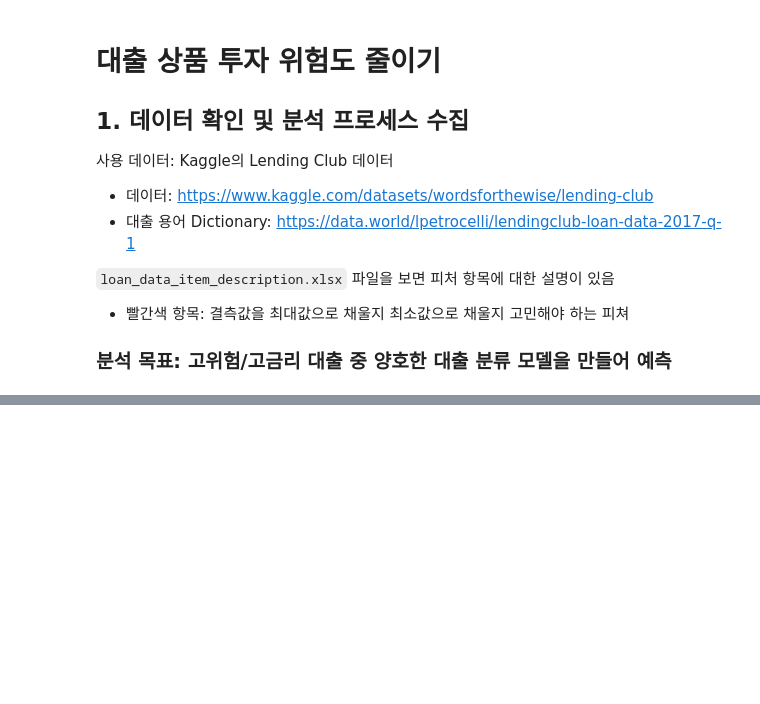
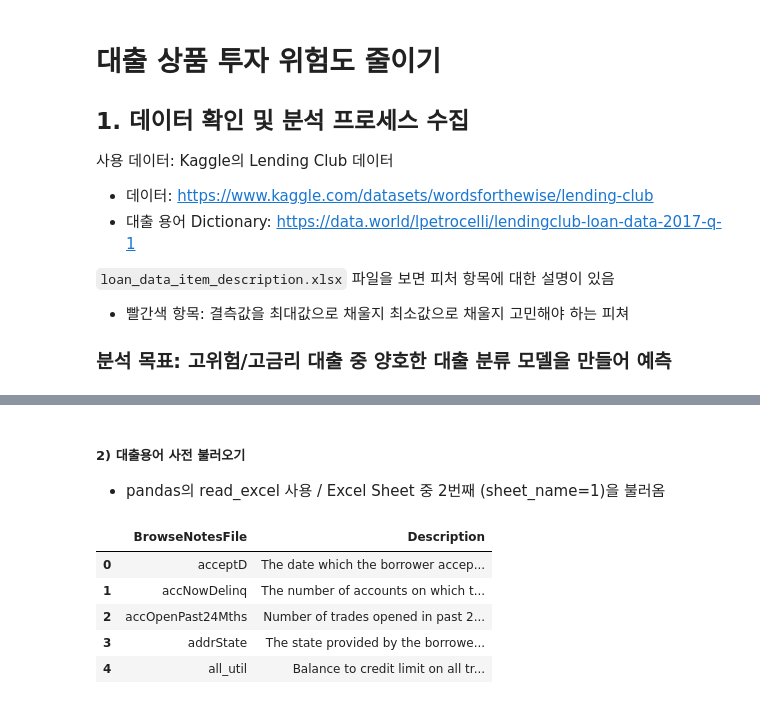
Before and after one commit to yunyun3599/MLStudy, a Jupyter notebook: Data_Anaylsis_And_Machine_Learning/03_decrease_risk_of_loan_item_investment/decrease_risk_of_loan_items.ipynb, the cells around one changed output, grey strips where cells are left out. Drawn from its saved outputs; the diff is of its cells as text; code cells hidden in the pictures; blank space fills up the shorter version.

```diff
--- a/Data_Anaylsis_And_Machine_Learning/03_decrease_risk_of_loan_item_investment/decrease_risk_of_loan_items.ipynb
+++ b/Data_Anaylsis_And_Machine_Learning/03_decrease_risk_of_loan_item_investment/decrease_risk_of_loan_items.ipynb
@@ -35,0 +103,14 @@
+# %% [markdown]
+##### 2) 대출용어 사전 불러오기
+- pandas의 read_excel 사용 / Excel Sheet 중 2번째 (sheet_name=1)을 불러옴
+# %%
+browse_notes = pd.read_excel('/content/drive/MyDrive/MLStudy/Data_Anaylsis_And_Machine_Learning/03_decrease_risk_of_loan_item_investment/LCDataDictionary.xlsx',
+                             sheet_name=1)
+browse_notes.head()
+# %% [output]
+|  | BrowseNotesFile | Description |
+| 0 | acceptD | The date which the borrower accep... |
+| 1 | accNowDelinq | The number of accounts on which t... |
+| 2 | accOpenPast24Mths | Number of trades opened in past 2... |
+| 3 | addrState | The state provided by the borrowe... |
+| 4 | all_util | Balance to credit limit on all tr... |
```
Also changed, not shown: parts of 20 cells of this notebook.
